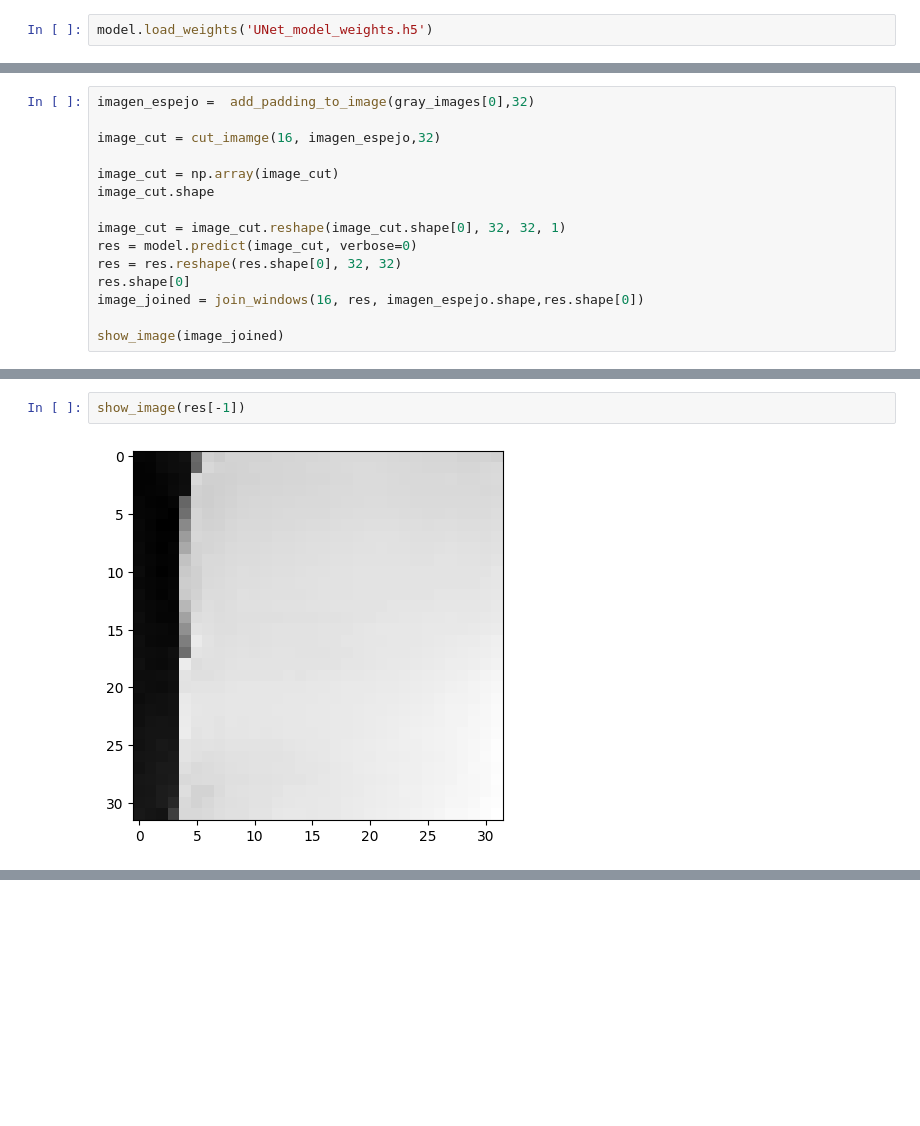
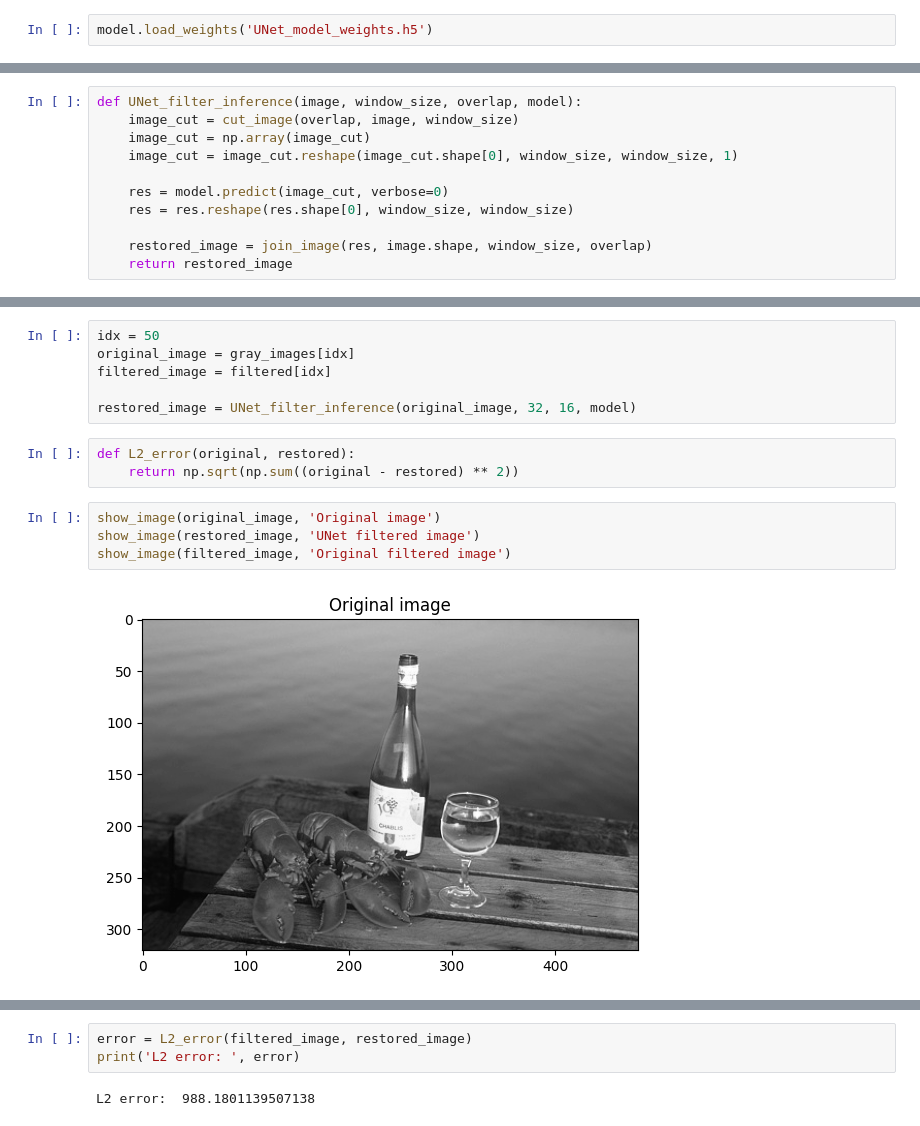
Before and after one commit to Daniel14gonc/UNet-CV, a Jupyter notebook: Lab03.ipynb, the cells around one changed output, grey strips where cells are left out. Drawn from its saved outputs; the diff is of its cells as text; blank space fills up the shorter version.

Commit message:
feat: inference finished

```diff
--- a/Lab03.ipynb
+++ b/Lab03.ipynb
@@ -204,15 +206,11 @@ def add_padding_to_image(img_array, block_size):
 # %%
-imagen_espejo =  add_padding_to_image(gray_images[0],32)
+def UNet_filter_inference(image, window_size, overlap, model):
+    image_cut = cut_image(overlap, image, window_size)
+    image_cut = np.array(image_cut)
+    image_cut = image_cut.reshape(image_cut.shape[0], window_size, window_size, 1)
 
-image_cut = cut_imamge(16, imagen_espejo,32)
+    res = model.predict(image_cut, verbose=0)
+    res = res.reshape(res.shape[0], window_size, window_size)
 
-image_cut = np.array(image_cut)
-image_cut.shape
-
-image_cut = image_cut.reshape(image_cut.shape[0], 32, 32, 1)
-res = model.predict(image_cut, verbose=0)
-res = res.reshape(res.shape[0], 32, 32)
-res.shape[0]
-image_joined = join_windows(16, res, imagen_espejo.shape,res.shape[0])
-
-show_image(image_joined)
+    restored_image = join_image(res, image.shape, window_size, overlap)
+    return restored_image
@@ -222,4 +217,15 @@ show_image(image_joined)
-# %%
-show_image(res[-1])
-# %% [output]
-[figure, removed]
+# %%
+idx = 50
+original_image = gray_images[idx]
+filtered_image = filtered[idx]
+
+restored_image = UNet_filter_inference(original_image, 32, 16, model)
+# %%
+def L2_error(original, restored):
+    return np.sqrt(np.sum((original - restored) ** 2))
+# %%
+show_image(original_image, 'Original image')
+show_image(restored_image, 'UNet filtered image')
+show_image(filtered_image, 'Original filtered image')
+# %% [output]
+[figure, added]
@@ -225,0 +234,5 @@ show_image(res[-1])
+# %%
+error = L2_error(filtered_image, restored_image)
+print('L2 error: ', error)
+# %% [output]
+L2 error:  988.1801139507138
```
Also changed, not shown: parts of 9 cells of this notebook.
